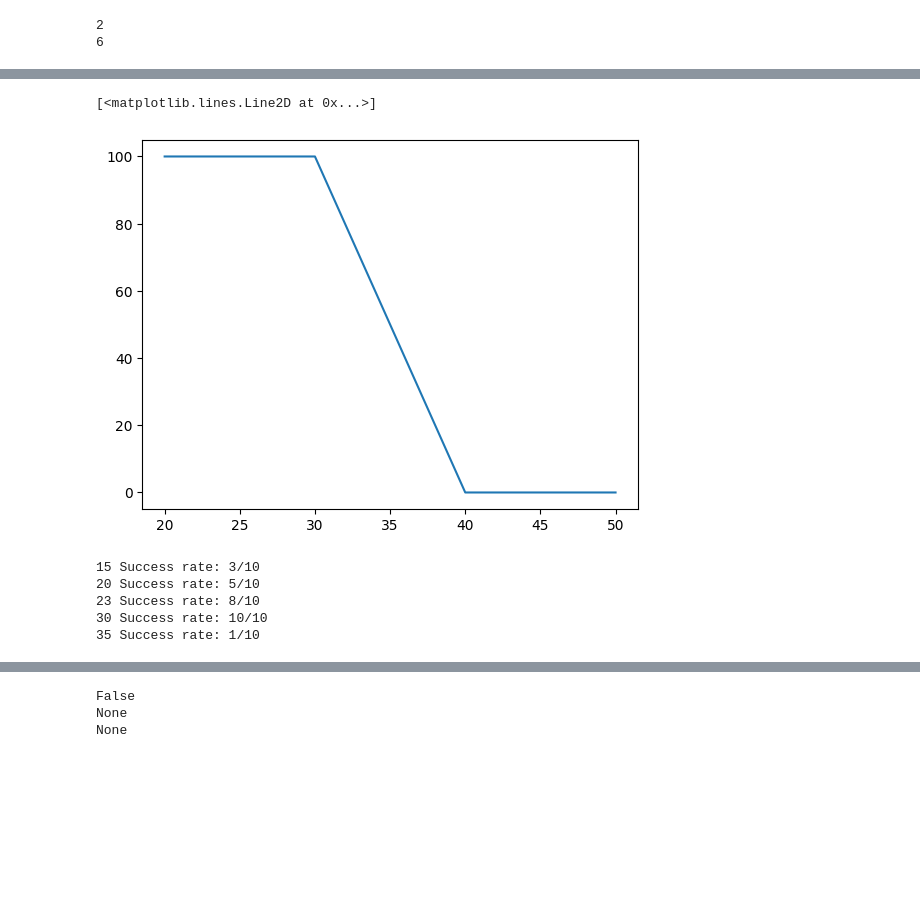
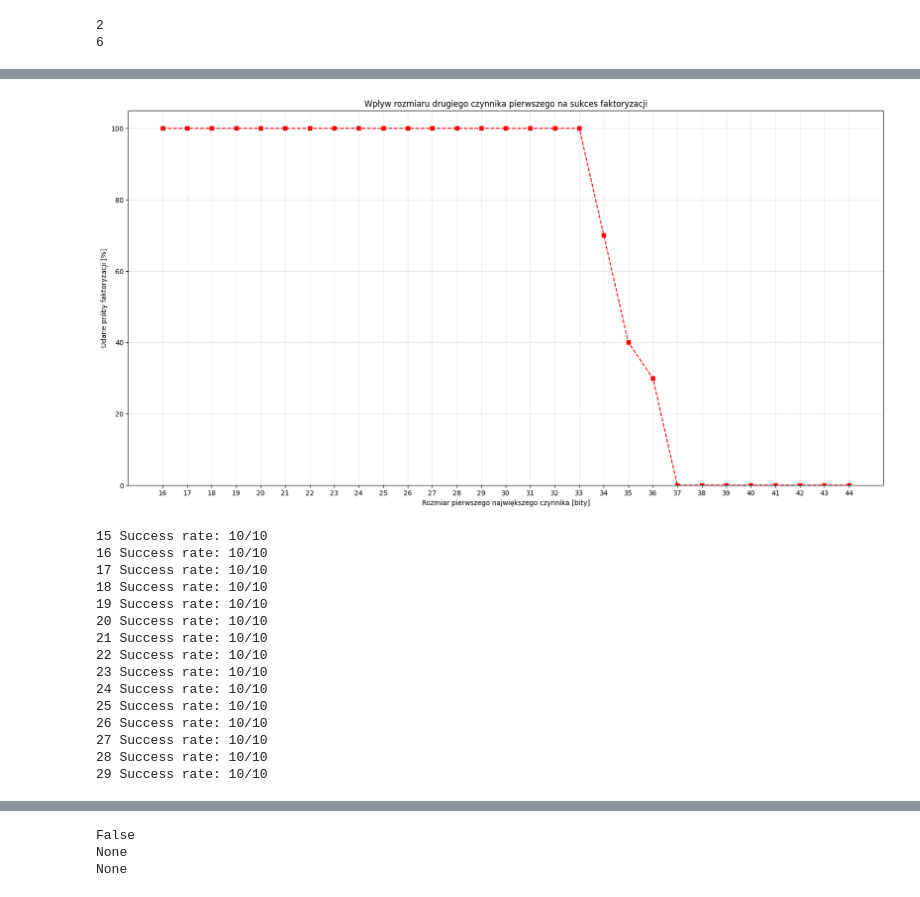
Before and after one commit to Jakub-Karczewski/cryptography_in_data_science, a Jupyter notebook: factorization/lab-factorization.ipynb, the cells around one changed output, grey strips where cells are left out. Drawn from its saved outputs; the diff is of its cells as text; code cells hidden in the pictures; blank space fills up the shorter version.

```diff
--- a/factorization/lab-factorization.ipynb
+++ b/factorization/lab-factorization.ipynb
@@ -897,16 +888,36 @@ print(x1, y1)
 # %%
-plt.plot(x1, y1)
+plt.figure(figsize=(20, 10))
+plt.plot(x1, y1, marker='s', color='red', linestyle='--')
+plt.xticks(x1)
+plt.xlabel('Rozmiar pierwszego największego czynnika [bity]')
+plt.ylabel('Udane próby faktoryzacji [%]')
+
+plt.title('Wpływ rozmiaru drugiego czynnika pierwszego na sukces faktoryzacji')
+
+plt.grid(True, alpha=0.3)
+plt.ylim(0, 105)
+
+plt.show()
 # %% [output]
-[<matplotlib.lines.Line2D at 0x...>]
-[figure, old version]
+[figure, new version]
 # %%
-x2, y2 = generate_per_second_greatest_prime(40, [i for i in range(15, 36)])
+x2, y2 = generate_per_second_greatest_prime(30, [i for i in range(15, 30)], True, True)
 # %% [output]
-15 Success rate: 3/10
-20 Success rate: 5/10
-23 Success rate: 8/10
-30 Success rate: 10/10
-35 Success rate: 1/10
+15 Success rate: 10/10
+16 Success rate: 10/10
+17 Success rate: 10/10
+18 Success rate: 10/10
+19 Success rate: 10/10
+20 Success rate: 10/10
+21 Success rate: 10/10
+22 Success rate: 10/10
+23 Success rate: 10/10
+24 Success rate: 10/10
+25 Success rate: 10/10
+26 Success rate: 10/10
+27 Success rate: 10/10
+28 Success rate: 10/10
+29 Success rate: 10/10
 # %%
 print(x2, y2)
 # %% [output]
```
Also changed, not shown: parts of 6 cells of this notebook.
